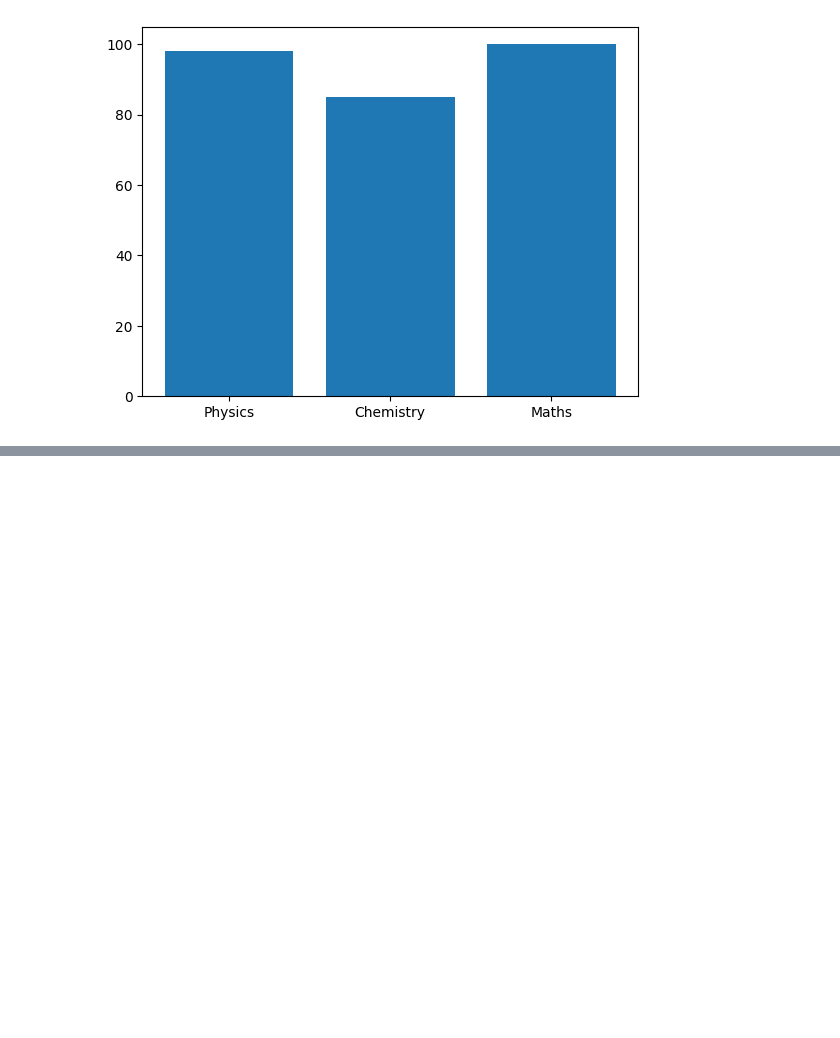
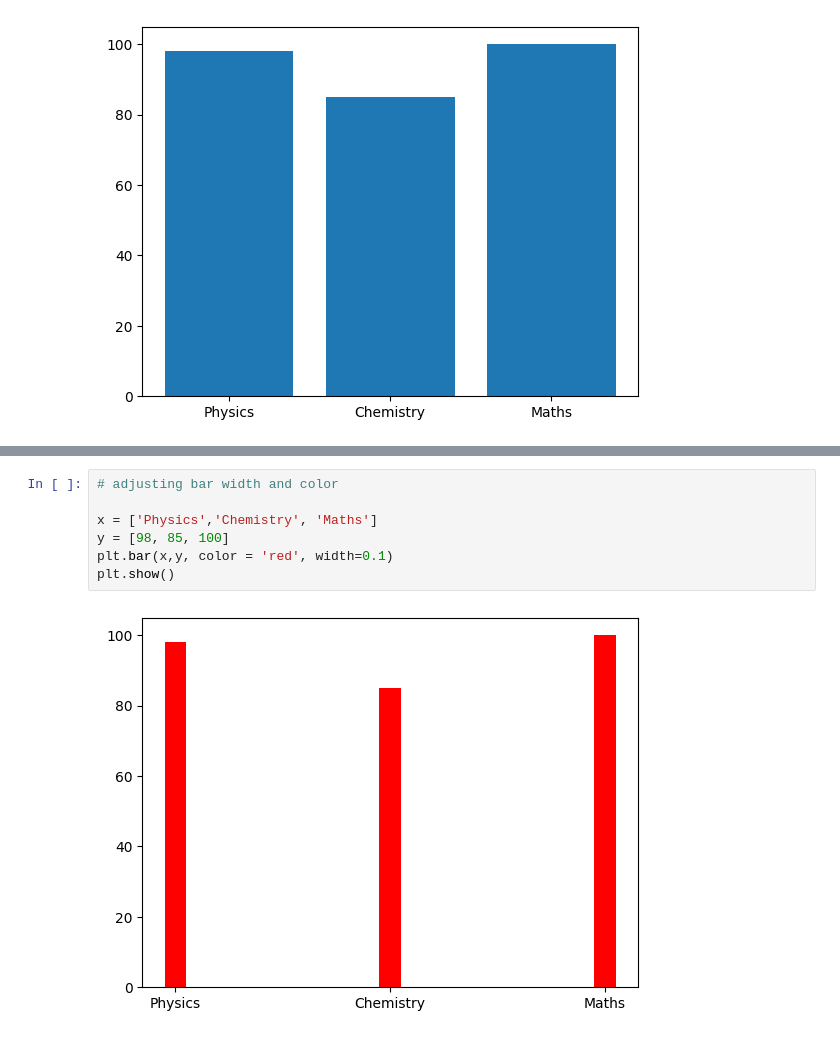
Before and after one commit to Kevingeorge619/DAUP, a Jupyter notebook: Matplotlib/main.ipynb, the cells around one changed output, grey strips where cells are left out. Drawn from its saved outputs; the diff is of its cells as text; blank space fills up the shorter version.

```diff
--- a/Matplotlib/main.ipynb
+++ b/Matplotlib/main.ipynb
@@ -122,0 +131,9 @@ plt.show()
+# %%
+# adjusting bar width and color
+
+x = ['Physics','Chemistry', 'Maths']
+y = [98, 85, 100]
+plt.bar(x,y, color = 'red', width=0.1)
+plt.show()
+# %% [output]
+[figure, added]
```
Also changed, not shown: parts of 3 cells of this notebook.
